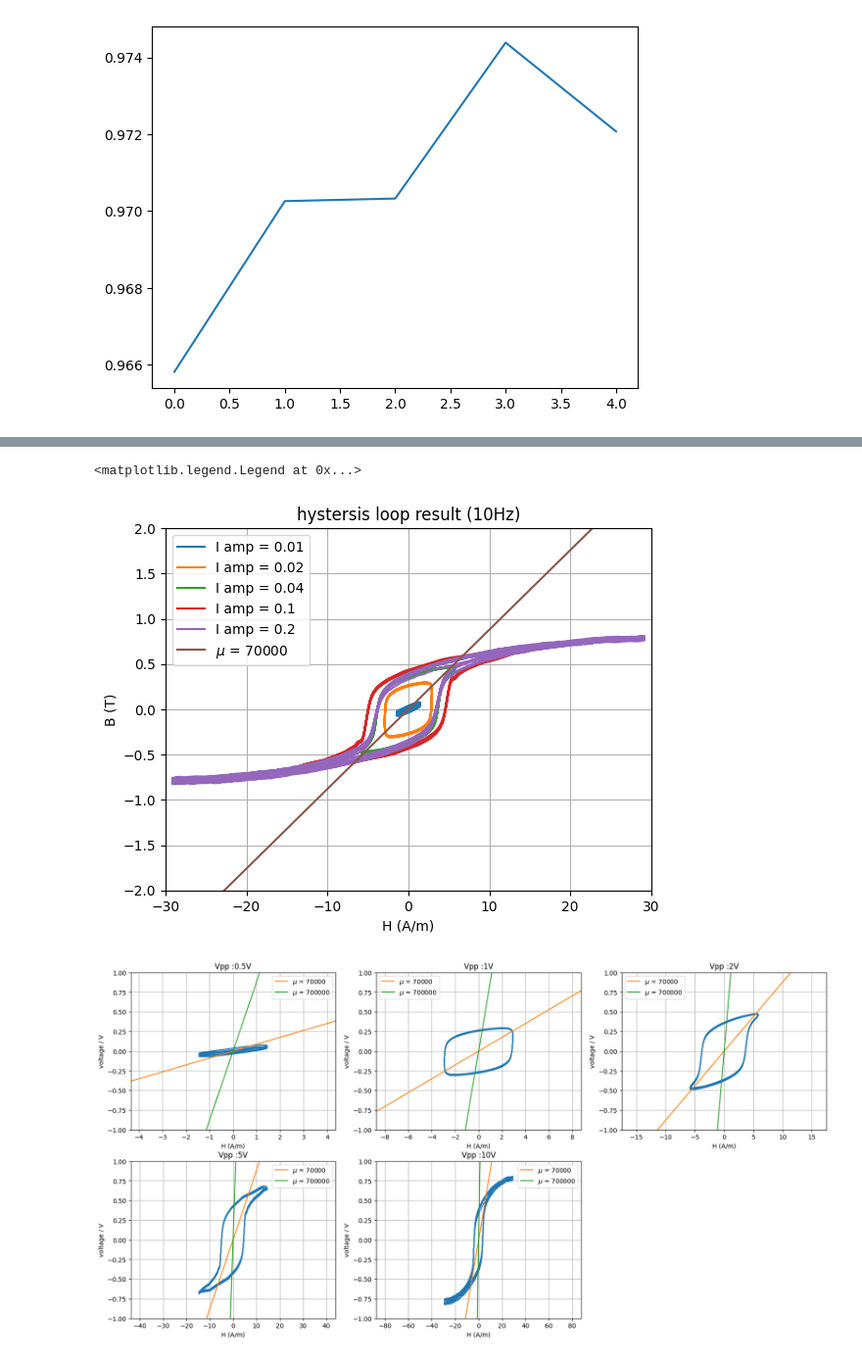
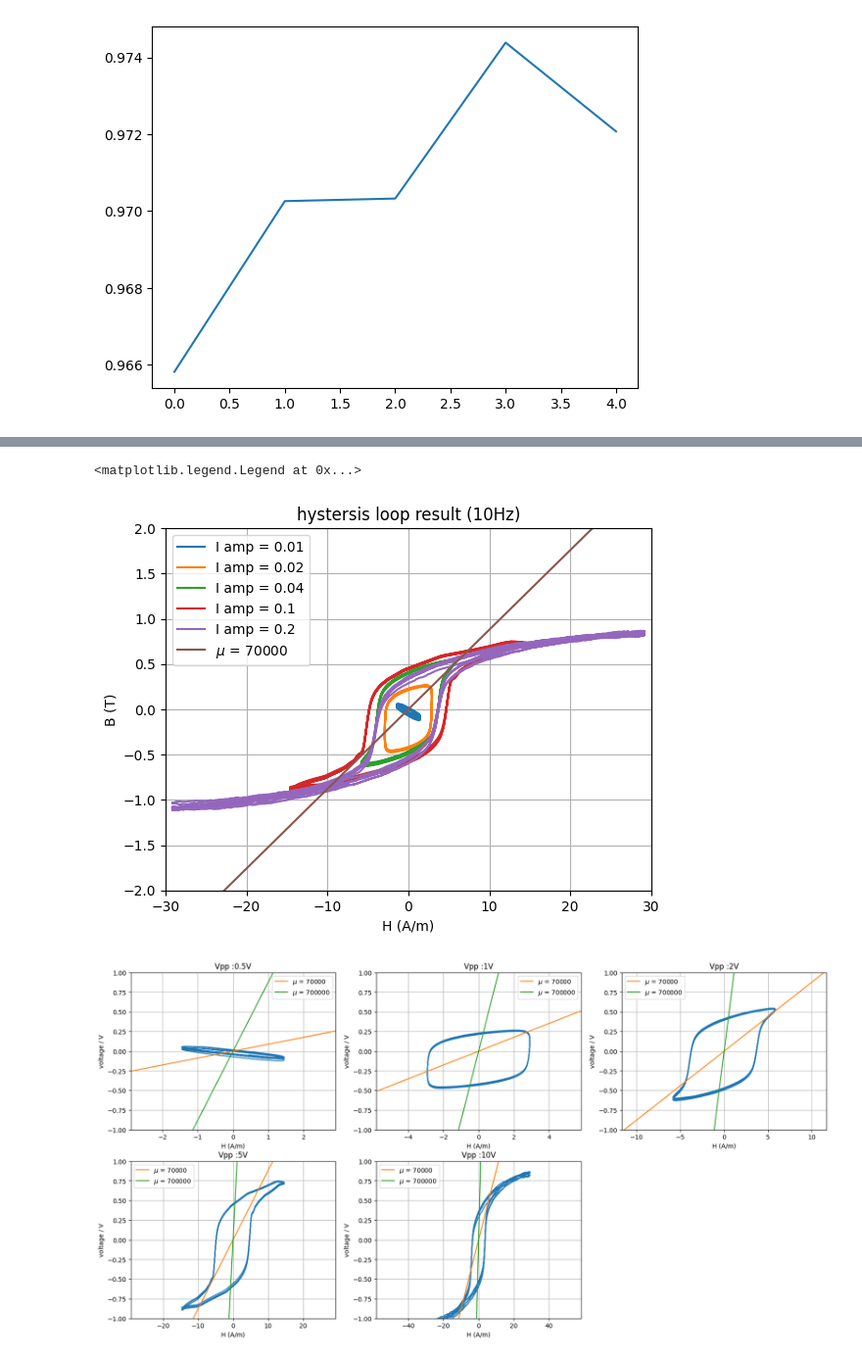
Before and after one commit to yyhshdu1/new_cavity, a Jupyter notebook: windfreak/hystersis_loop_plot.ipynb, the cells around one changed output, grey strips where cells are left out. Shown at 98% size. Cells and saved outputs as stored; diff of their text form; code cells hidden in the pictures.

```diff
--- a/windfreak/hystersis_loop_plot.ipynb
+++ b/windfreak/hystersis_loop_plot.ipynb
@@ -15,7 +16,7 @@ from typing import List, Tuple, Sequence
 # %%
 N = 15       # number of loops
 lc = 0.1     # magnetic core length / m
-l = 8.5e-2
+l = 7e-2
 w = 18e-6 * 4
 ur = 70000
 u0 = 4* np.pi * 1e-7
@@ -166,7 +167,6 @@ plt.plot(Vratio)
 [<matplotlib.lines.Line2D at 0x...>]
 [figure]
 # %%
-plt.plot(I[3])
-plt.plot(Vpick[3])
-Vpick[0] = -1* Vpick[0]
+plt.plot(I[4][0:6000])
+plt.plot(Vpick[4][0:6000])
 # %% [output]
@@ -181,6 +182,8 @@ Nt = 1000              # #of data points for integral
 H = []
 B = []
 B_int = []
+peaks_find = []
+mean = []
 for i in range(5):
     H.append(np.array(I[i]) * N / lc)         # Magnetic field strength
     plt.plot(T,H[i])
@@ -188,9 +191,18 @@ for i in range(5):
     plt.ylabel("H (A/m)")
     plt.title("Magnetic strength H")
 dB = np.array(Vpick)/Ac/N
+
+for i in range(len(dB)):
+    peaks,_ = find_peaks(dB[i],distance=500,height= max(dB[i])*0.7)
+    peaks_find.append(peaks)
+    mean.append(np.mean(dB[i]))
+
+
 for i in range(5):
     Bini = [0]
-    for a in dB[i]:
-        Bini.append(Bini[-1] +a * dt)
+    for a in dB[i][peaks_find[i][0]:peaks_find[i][-1]]:
+        Bini.append(Bini[-1] + ( a - mean[i]) * dt )
     B.append(Bini[1:])
+
+print(mean)
 # %% [output]
@@ -206,8 +229,8 @@ H_line = np.linspace(-30,30,12)
 B_the = H_line * u
 B_amped = []
 for i in range(5):
-    #B_amped.append( np.array(B[i])*70)
-    plt.plot(H[i],B[i]-np.mean(B[i]), label = "I amp = " + str(Vamp[i]/50))
+    plt.plot(H[i][peaks_find[i][0]:peaks_find[i][-1]],B[i], label = "I amp = " + str(Vamp[i]/50))
+    #plt.plot(H[i],B[i]-np.mean(B[i]), label = "I amp = " + str(Vamp[i]/50))
     #plt.plot(H[i],B_amped[i]-np.mean(B_amped[i]), label = "I amp = " + str(Vamp[i]/50))
 plt.plot(H_line,B_the, label = r"$\mu$ = 70000")
 #plt.plot(0,0,"o",color = "r")
@@ -220,35 +243,37 @@ plt.grid(True)
 plt.legend()
 # %% [output]
 <matplotlib.legend.Legend at 0x...>
-[figure, old version]
+[figure, new version]
 # %%
 H_line = np.linspace(-30,30,12)
 B_the70 = H_line * u
 B_the700 = B_the70 * 10
 fig, ax = plt.subplots(2,3,figsize=(20, 10))
 for i in range(5):
     if i < 3 :
-        ax[0,i].plot(H[i],B[i]-np.mean(B[i]))
+        # ax[0,i].plot(H[i][peaks_find[i][0]:peaks_find[i][-1]],B[i]-np.mean(B[i]))
+        ax[0,i].plot(H[i][peaks_find[i][0]:peaks_find[i][-1]],B[i])
         ax[0,i].plot(H_line,B_the70, label = r"$\mu$ = 70000")
         ax[0,i].plot(H_line,B_the700, label = r"$\mu$ = 700000")
         ax[0,i].set_title("Vpp :" + str(Vamp[i])+"V")
-        ax[0,i].set_xlim([min(H[i])*3,max(H[i]*3)])
+        ax[0,i].set_xlim([min(H[i])*2,max(H[i]*2)])
         ax[0,i].set_ylim([-1,1])
         ax[0,i].set_xlabel("H (A/m)")
         ax[0,i].set_ylabel("voltage / V")
         ax[0,i].grid(True)
         ax[0,i].legend()
     else:
-        ax[1,i-3].plot(H[i],B[i]-np.mean(B[i]))
+        # ax[1,i-3].plot(H[i][peaks_find[i][0]:peaks_find[i][-1]],B[i]-np.mean(B[i]))
+        ax[1,i-3].plot(H[i][peaks_find[i][0]:peaks_find[i][-1]],B[i])
         ax[1,i-3].plot(H_line,B_the70, label = r"$\mu$ = 70000")
         ax[1,i-3].plot(H_line,B_the700, label = r"$\mu$ = 700000")
         ax[1,i-3].set_title("Vpp :" + str(Vamp[i])+"V")
-        ax[1,i-3].set_xlim([min(H[i])*3,max(H[i]*3)])
+        ax[1,i-3].set_xlim([min(H[i])*2,max(H[i]*2)])
         ax[1,i-3].set_ylim([-1,1])
         ax[1,i-3].set_xlabel("H (A/m)")
         ax[1,i-3].set_ylabel("voltage / V")
         ax[1,i-3].grid(True)
         ax[1,i-3].legend()
 fig.delaxes(ax[1,2])
 # %% [output]
-[figure, old version]
+[figure, new version]
```
Also changed, not shown: parts of 5 cells of this notebook, 9 other files.
